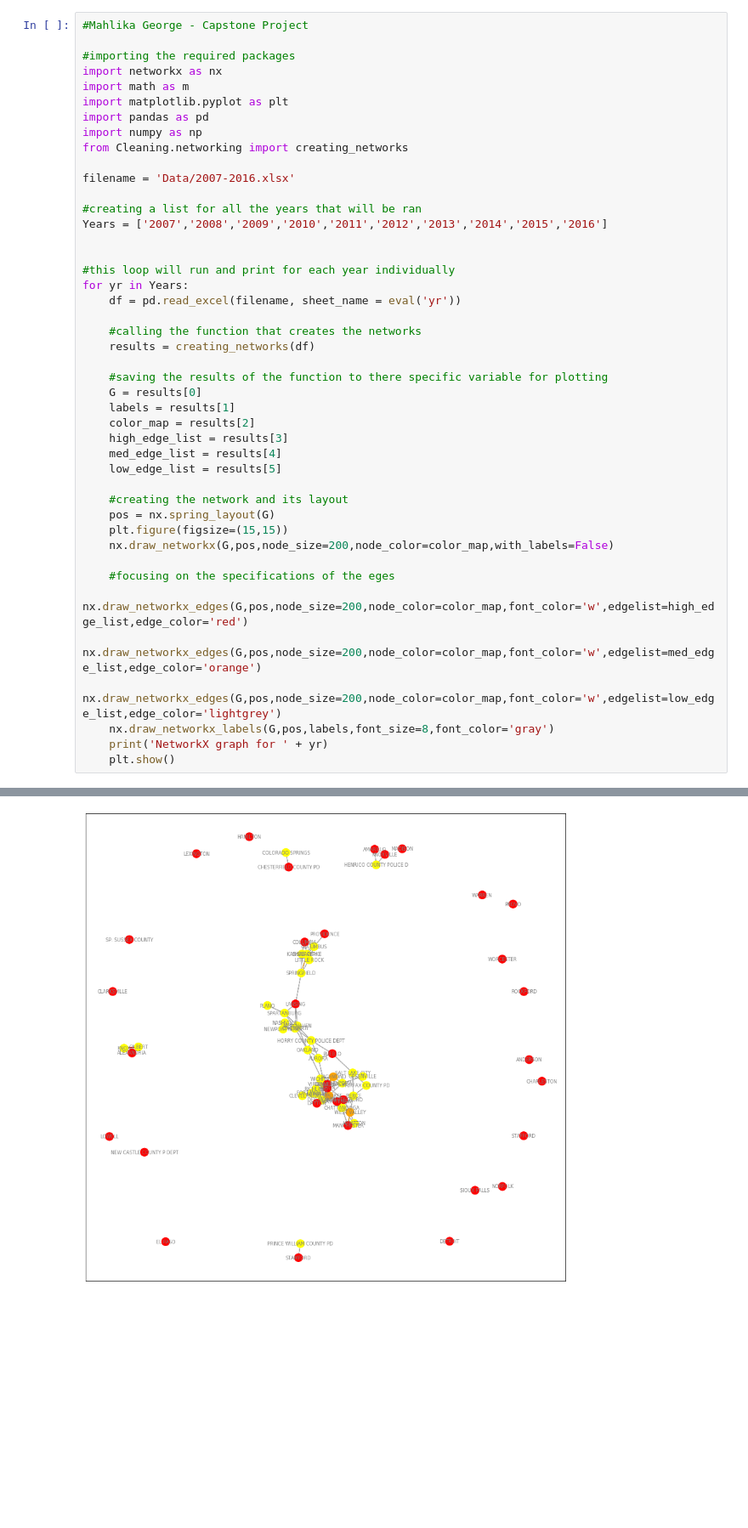
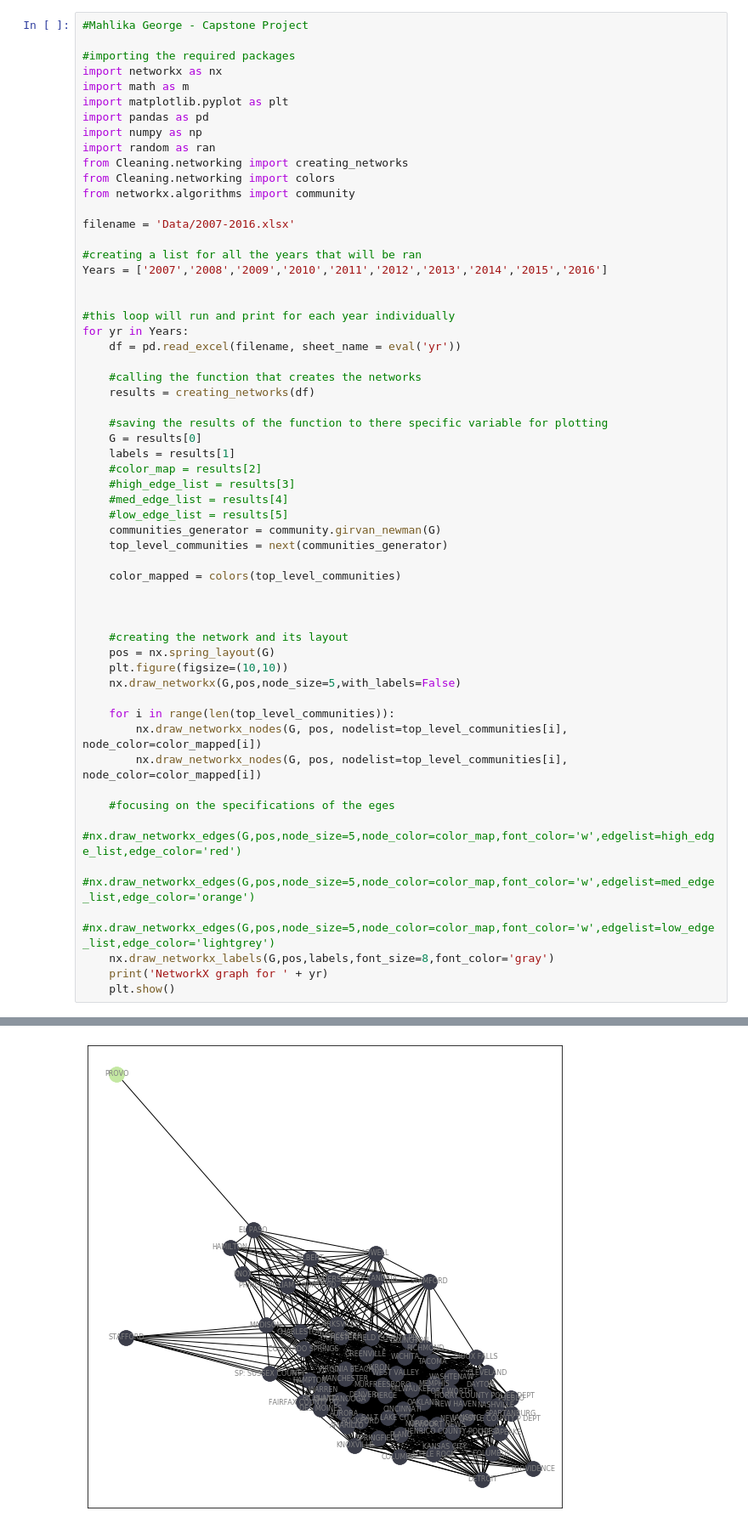
Before and after one commit to mahlikag/Capstone_Code_Final, a Jupyter notebook: Networks.ipynb, the cells around one changed output, grey strips where cells are left out. Shown at 85% size. Drawn from its saved outputs; the diff is of its cells as text; blank space fills up the shorter version.

```diff
--- a/Networks.ipynb
+++ b/Networks.ipynb
@@ -7,7 +7,10 @@ import math as m
 import matplotlib.pyplot as plt
 import pandas as pd
 import numpy as np
+import random as ran
 from Cleaning.networking import creating_networks
+from Cleaning.networking import colors
+from networkx.algorithms import community
 
 filename = 'Data/2007-2016.xlsx'
 
@@ -25,20 +28,30 @@ for yr in Years:
     #saving the results of the function to there specific variable for plotting
     G = results[0]
     labels = results[1]
-    color_map = results[2]
-    high_edge_list = results[3]
-    med_edge_list = results[4]
-    low_edge_list = results[5]
+    #color_map = results[2]
+    #high_edge_list = results[3]
+    #med_edge_list = results[4]
+    #low_edge_list = results[5]
+    communities_generator = community.girvan_newman(G)
+    top_level_communities = next(communities_generator)
+
+    color_mapped = colors(top_level_communities)
+
+
 
     #creating the network and its layout
     pos = nx.spring_layout(G)
-    plt.figure(figsize=(15,15))
-    nx.draw_networkx(G,pos,node_size=200,node_color=color_map,with_labels=False)
+    plt.figure(figsize=(10,10))
+    nx.draw_networkx(G,pos,node_size=5,with_labels=False)
+
+    for i in range(len(top_level_communities)):
+        nx.draw_networkx_nodes(G, pos, nodelist=top_level_communities[i], node_color=color_mapped[i])
+        nx.draw_networkx_nodes(G, pos, nodelist=top_level_communities[i], node_color=color_mapped[i])
 
     #focusing on the specifications of the eges
-    nx.draw_networkx_edges(G,pos,node_size=200,node_color=color_map,font_color='w',edgelist=high_edge_list,edge_color='red')
-    nx.draw_networkx_edges(G,pos,node_size=200,node_color=color_map,font_color='w',edgelist=med_edge_list,edge_color='orange')
-    nx.draw_networkx_edges(G,pos,node_size=200,node_color=color_map,font_color='w',edgelist=low_edge_list,edge_color='lightgrey')
+    #nx.draw_networkx_edges(G,pos,node_size=5,node_color=color_map,font_color='w',edgelist=high_edge_list,edge_color='red')
+    #nx.draw_networkx_edges(G,pos,node_size=5,node_color=color_map,font_color='w',edgelist=med_edge_list,edge_color='orange')
+    #nx.draw_networkx_edges(G,pos,node_size=5,node_color=color_map,font_color='w',edgelist=low_edge_list,edge_color='lightgrey')
     nx.draw_networkx_labels(G,pos,labels,font_size=8,font_color='gray')
     print('NetworkX graph for ' + yr)
     plt.show()
@@ -54,3 +67,3 @@ NetworkX graph for 2010
 NetworkX graph for 2011
-[figure, old version]
+[figure, new version]
 NetworkX graph for 2012
```
Also changed, not shown: parts of 5 cells of this notebook, 3 other files.
